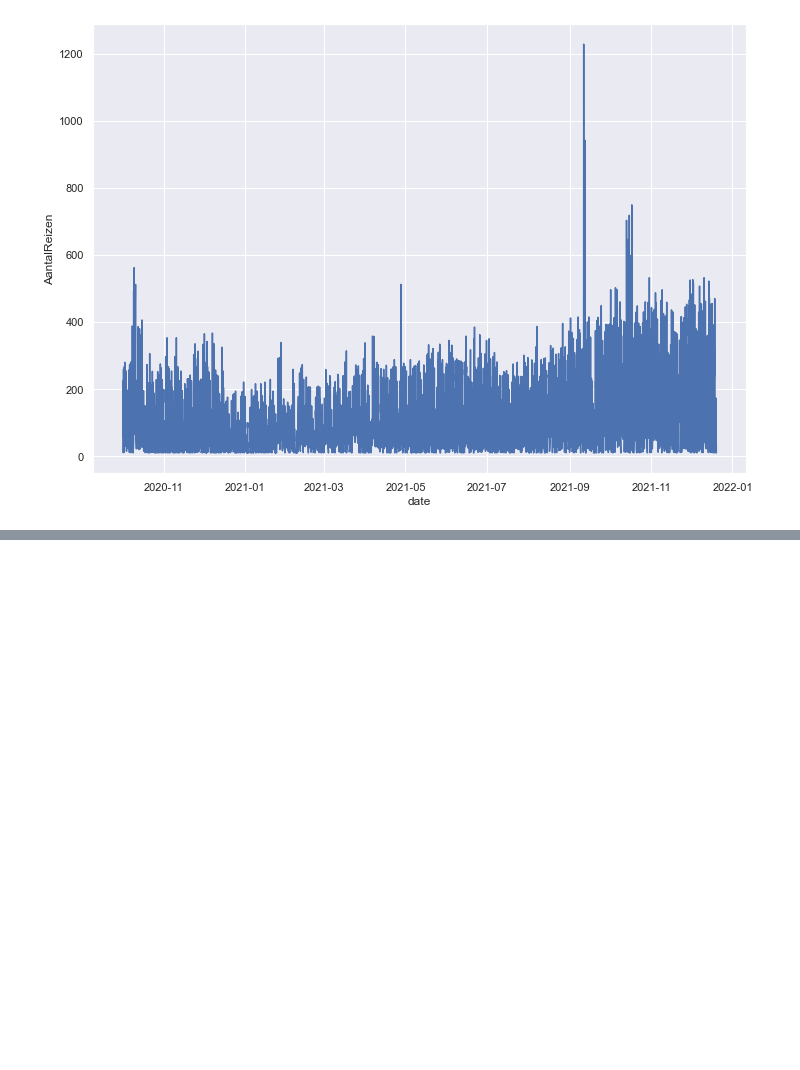
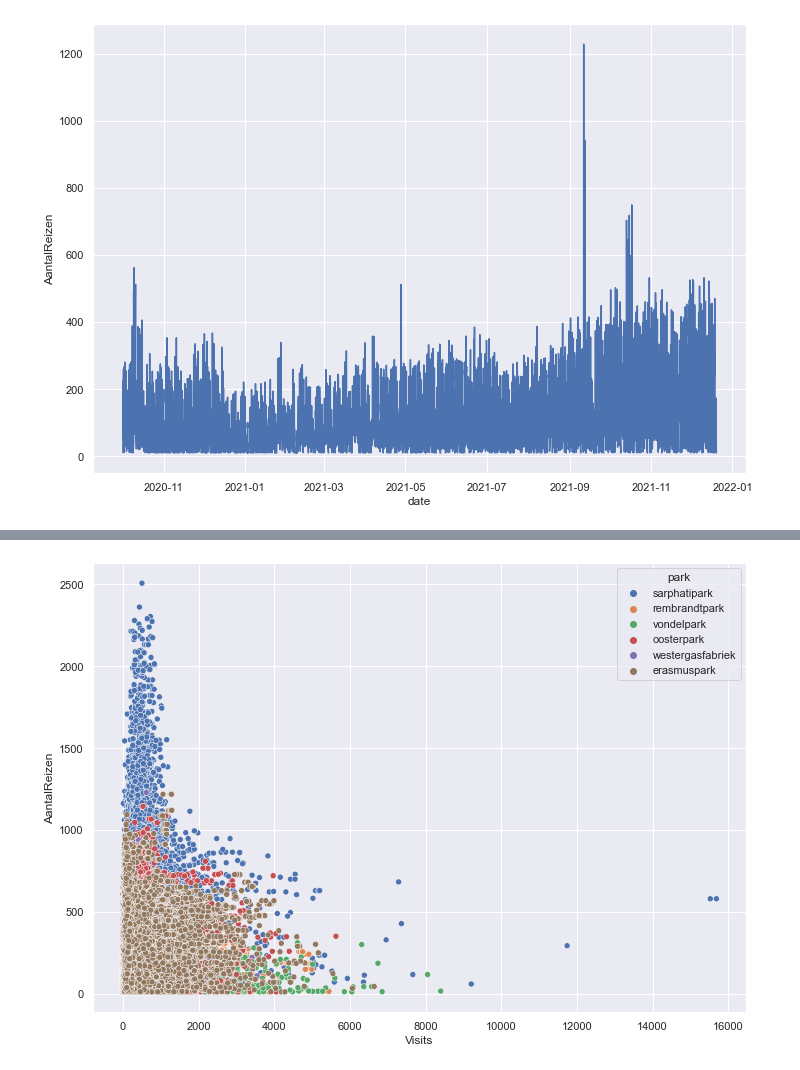
Before and after one commit to lotteph/DSP, a Jupyter notebook: GVB_ALL.ipynb, the cells around one changed output, grey strips where cells are left out. Drawn from its saved outputs; the diff is of its cells as text; code cells hidden in the pictures; blank space fills up the shorter version.

```diff
--- a/GVB_ALL.ipynb
+++ b/GVB_ALL.ipynb
@@ -409,0 +498,10 @@ sns.scatterplot(data=resonoXvisits_oosterpark, x="Visits", y="AantalReizen");
+# %%
+frames = [min15_resono_sarphatipark, min15_resono_rembrandtpark_noord, min15_resono_rembrandtpark_zuid,
+         min15_resono_vondelpark_oost, min15_resono_vondelpark_west, min15_resono_oosterpark,
+         min15_resono_westergasfabriek, min15_resono_erasmuspark]
+
+min15_all_resono_park = pd.concat(frames)
+
+sns.scatterplot(data=min15_all_resono_park, x="Visits", y="AantalReizen", hue="park");
+# %% [output]
+[figure, added]
```
Also changed, not shown: parts of 18 cells of this notebook.
